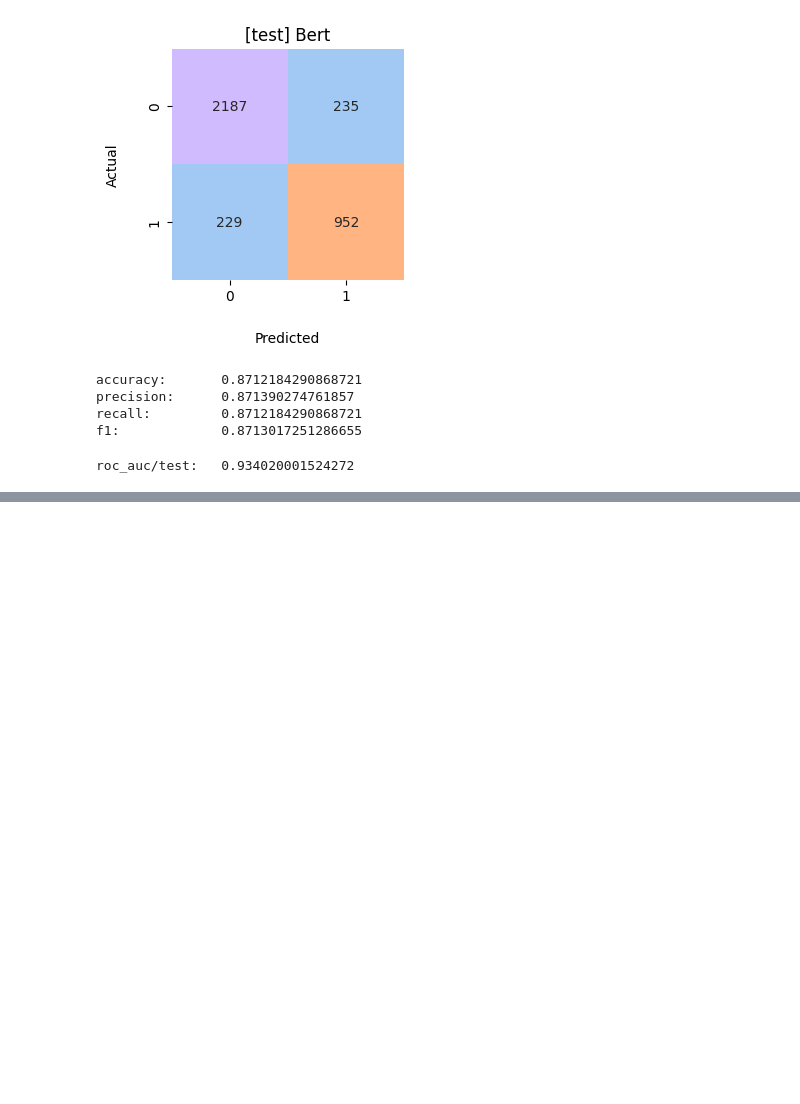
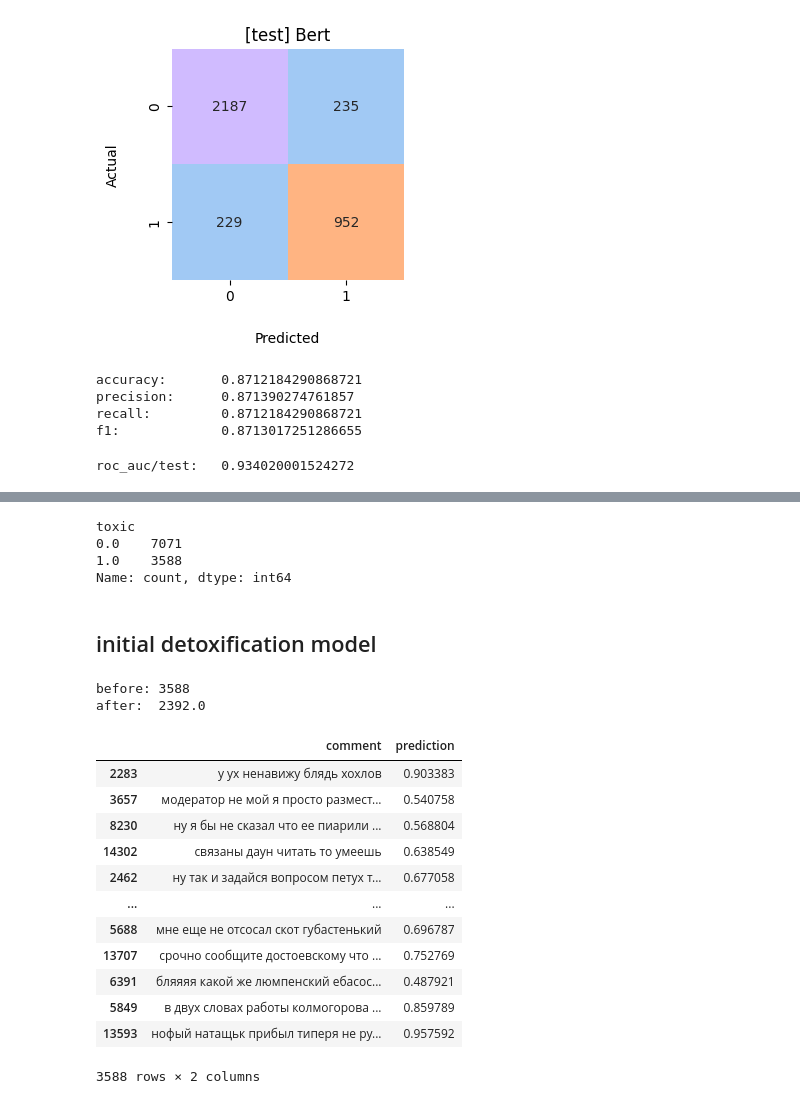
Before and after one commit to hse-toxic/toxiccc, a Jupyter notebook: nonlinear/nonlinear.ipynb, the cells around one changed output, grey strips where cells are left out. Cells and saved outputs as stored; diff of their text form; code cells hidden in the pictures; blank space fills up the shorter version.

```diff
--- a/nonlinear/nonlinear.ipynb
+++ b/nonlinear/nonlinear.ipynb
@@ -663,0 +732,9 @@ roc_auc/test:   0.934020001524272
+# %%
+ytrain.value_counts()
+# %% [output]
+toxic
+0.0    7071
+1.0    3588
+Name: count, dtype: int64
+# %% [markdown]
+## initial detoxification model
@@ -663,0 +777,35 @@ roc_auc/test:   0.934020001524272
+# %%
+t = Xtrain[ytrain == 1.0].copy()
+# %%
+comments_detoxed = batch_generate(model, tokenizer, t, verbose=True, batch_size=200)
+# %%
+t['comment'] = comments_detoxed
+lemmatizer = LemmatizeTransformer()
+lemmatizer.fit(df)
+y_pred = lr_pipeline.predict(lemmatizer.transform(t))
+# %%
+# количество токсичных комментариев до и после детоксификации по версии нашей модели
+print(f'before:\t{t.shape[0]}')
+print(f'after:\t{y_pred.sum()}')
+# %% [output]
+before: 3588
+after:  2392.0
+# %%
+y_pred = lr_pipeline.predict_proba(lemmatizer.transform(t))[:, 1]
+Xtrain_with_pred = Xtrain[ytrain == 1.0].copy()
+Xtrain_with_pred['prediction'] = y_pred
+Xtrain_with_pred
+# %% [output]
+|  | comment | prediction |
+| 2283 | у ух ненавижу блядь хохлов | 0.903383 |
+| 3657 | модератор не мой я просто размест... | 0.540758 |
+| 8230 | ну я бы не сказал что ее пиарили ... | 0.568804 |
+| 14302 | связаны даун читать то умеешь | 0.638549 |
+| 2462 | ну так и задайся вопросом петух т... | 0.677058 |
+| ... | ... | ... |
+| 5688 | мне еще не отсосал скот губастенький | 0.696787 |
+| 13707 | срочно сообщите достоевскому что ... | 0.752769 |
+| 6391 | бляяяя какой же люмпенский ебасос... | 0.487921 |
+| 5849 | в двух словах работы колмогорова ... | 0.859789 |
+| 13593 | нофый натащьк прибыл типеря не ру... | 0.957592 |
+3588 rows × 2 columns
```
Also changed, not shown: parts of 49 cells of this notebook, 1 other file.
